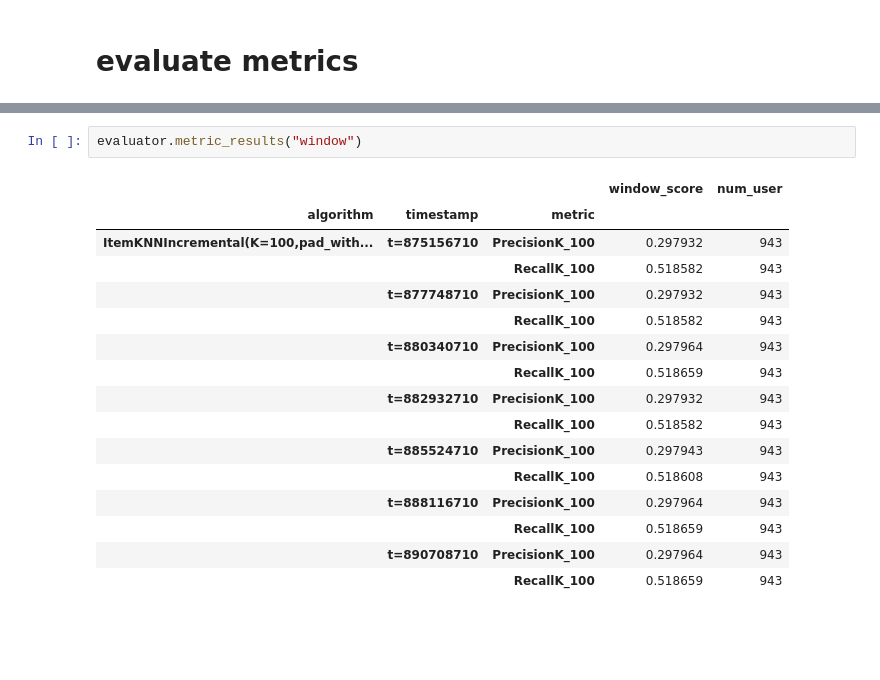
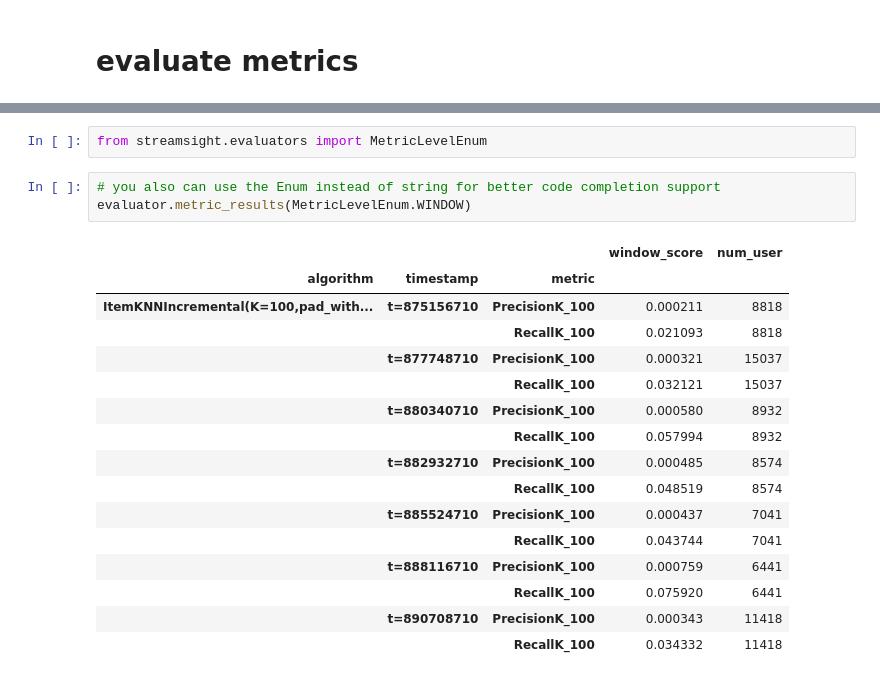
Before and after one commit to HiIAmTzeKean/streamsight, a Jupyter notebook: examples/demo_pipeline_with_movielens.ipynb, the cells around one changed output, grey strips where cells are left out. Saved outputs shown, nothing was run; the diff lists cells and outputs as text; blank space fills up the shorter version.

Commit message:
v3.1.6 (#153)
* Rename dataframe output

* Fix bug in return logic

* favour usage of sequence matrix instead of pure binary conversion

* Update notebooks

* Update uv

```diff
--- a/examples/demo_pipeline_with_movielens.ipynb
+++ b/examples/demo_pipeline_with_movielens.ipynb
@@ -247,19 +249,22 @@ evaluator.metric_results("user")
-# %%
-evaluator.metric_results("window")
-# %% [output]
-|  |  |  | window_score | num_user |
-| algorithm | timestamp | metric |  |  |
-| ItemKNNIncremental(K=100,pad_with... | t=875156710 | PrecisionK_100 | 0.297932 | 943 |
-|  |  | RecallK_100 | 0.518582 | 943 |
-|  | t=877748710 | PrecisionK_100 | 0.297932 | 943 |
-|  |  | RecallK_100 | 0.518582 | 943 |
-|  | t=880340710 | PrecisionK_100 | 0.297964 | 943 |
-|  |  | RecallK_100 | 0.518659 | 943 |
-|  | t=882932710 | PrecisionK_100 | 0.297932 | 943 |
-|  |  | RecallK_100 | 0.518582 | 943 |
-|  | t=885524710 | PrecisionK_100 | 0.297943 | 943 |
-|  |  | RecallK_100 | 0.518608 | 943 |
-|  | t=888116710 | PrecisionK_100 | 0.297964 | 943 |
-|  |  | RecallK_100 | 0.518659 | 943 |
-|  | t=890708710 | PrecisionK_100 | 0.297964 | 943 |
-|  |  | RecallK_100 | 0.518659 | 943 |
+# %%
+from streamsight.evaluators import MetricLevelEnum
+# %%
+# you also can use the Enum instead of string for better code completion support
+evaluator.metric_results(MetricLevelEnum.WINDOW)
+# %% [output]
+|  |  |  | window_score | num_user |
+| algorithm | timestamp | metric |  |  |
+| ItemKNNIncremental(K=100,pad_with... | t=875156710 | PrecisionK_100 | 0.000211 | 8818 |
+|  |  | RecallK_100 | 0.021093 | 8818 |
+|  | t=877748710 | PrecisionK_100 | 0.000321 | 15037 |
+|  |  | RecallK_100 | 0.032121 | 15037 |
+|  | t=880340710 | PrecisionK_100 | 0.000580 | 8932 |
+|  |  | RecallK_100 | 0.057994 | 8932 |
+|  | t=882932710 | PrecisionK_100 | 0.000485 | 8574 |
+|  |  | RecallK_100 | 0.048519 | 8574 |
+|  | t=885524710 | PrecisionK_100 | 0.000437 | 7041 |
+|  |  | RecallK_100 | 0.043744 | 7041 |
+|  | t=888116710 | PrecisionK_100 | 0.000759 | 6441 |
+|  |  | RecallK_100 | 0.075920 | 6441 |
+|  | t=890708710 | PrecisionK_100 | 0.000343 | 11418 |
+|  |  | RecallK_100 | 0.034332 | 11418 |
```
Also changed, not shown: parts of 7 cells of this notebook, 11 other files.
